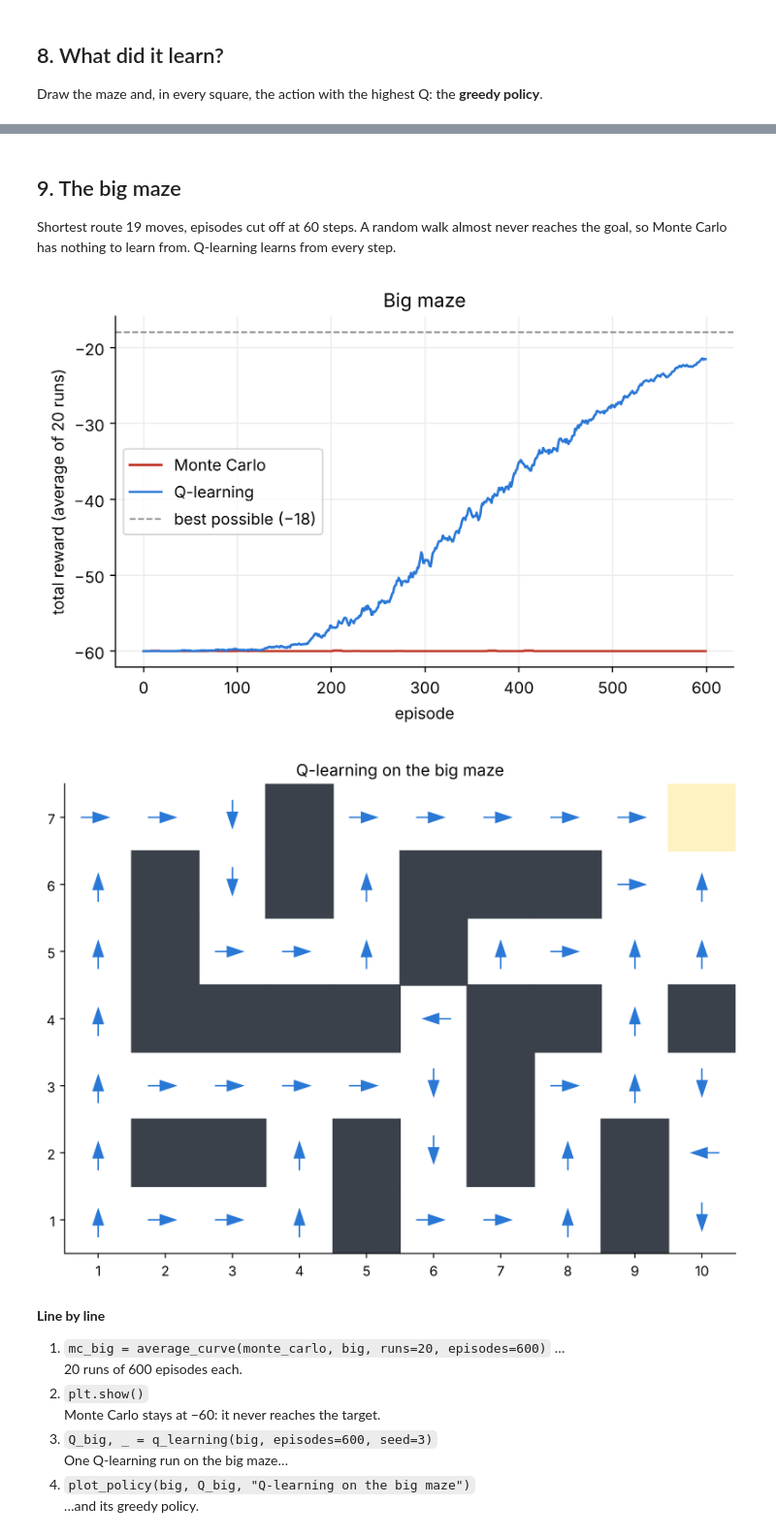
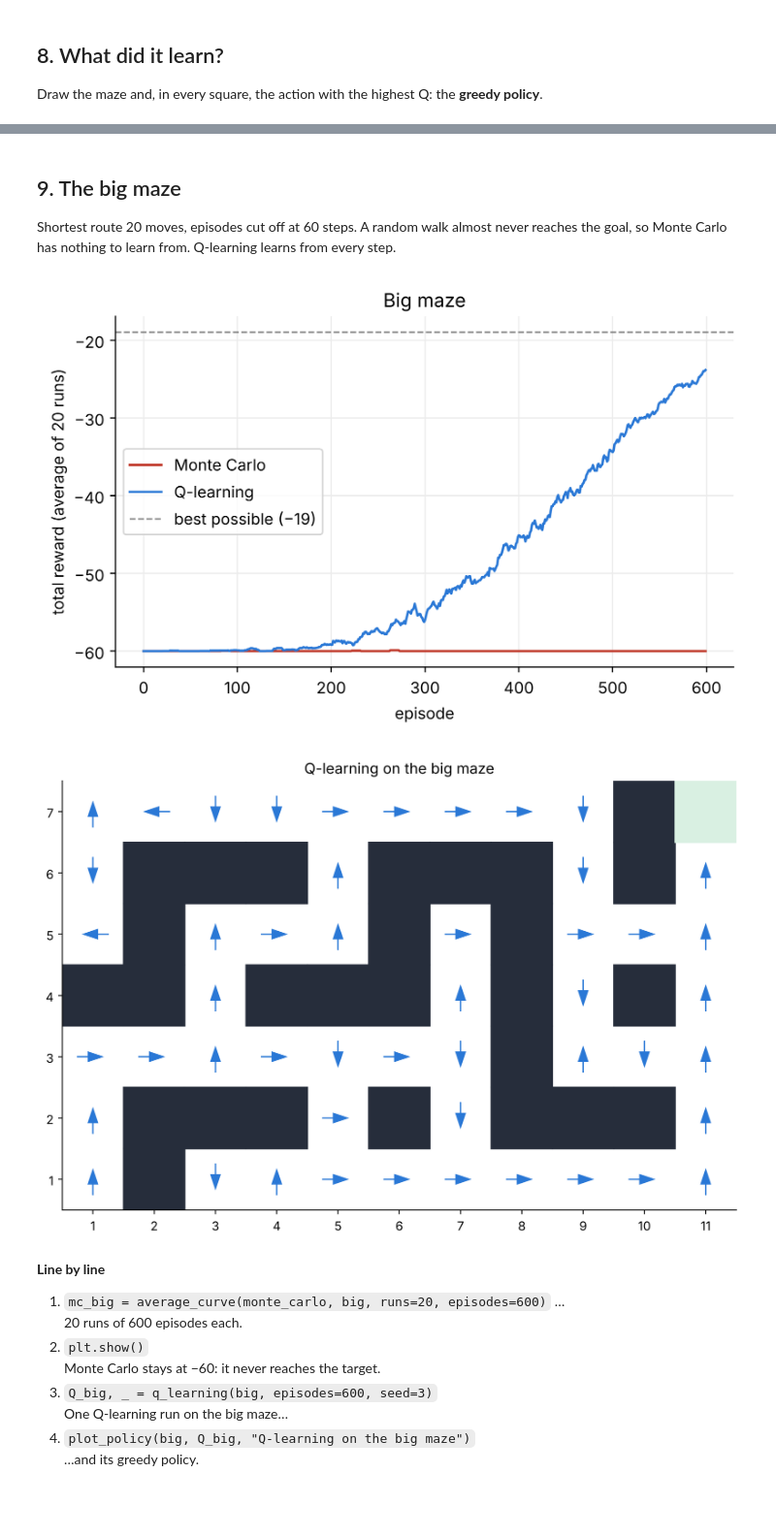
Before and after one commit to SaeedSerwan/reinforcementlearning, a Jupyter notebook: notebooks/qlearning_maze.ipynb, the cells around one changed output, grey strips where cells are left out. Shown at 97% size. Drawn from its saved outputs; the diff is of its cells as text; code cells hidden in the pictures; blank space fills up the shorter version.

Commit message:
New corridor mazes and a cleaner maze renderer

```diff
--- a/notebooks/qlearning_maze.ipynb
+++ b/notebooks/qlearning_maze.ipynb
@@ -77,9 +77,10 @@ class Maze:
         done = reached or self.t >= self.max_steps
         return self.state, reward, done
 
-small = Maze(6, 4, walls=[(2, 3), (3, 3), (4, 3), (4, 2), (4, 1)], start=(1, 1), target=(6, 4), max_steps=25)
-big = Maze(10, 7, walls=[(2, 2), (2, 4), (2, 5), (2, 6), (3, 2), (3, 4), (4, 4), (4, 6), (4, 7), (5, 1), (5, 2), (5, 4),
-                         (6, 5), (6, 6), (7, 2), (7, 3), (7, 4), (7, 6), (8, 4), (8, 6), (9, 1), (9, 2), (10, 4)],
-           start=(1, 1), target=(10, 7), max_steps=60)
+small = Maze(7, 5, walls=[(2, 4), (4, 4), (5, 4), (6, 4), (2, 3), (6, 3), (1, 2), (2, 2), (4, 2), (6, 2), (4, 1)],
+             start=(1, 1), target=(7, 5), max_steps=40)
+big = Maze(11, 7, walls=[(10, 7), (2, 6), (3, 6), (4, 6), (6, 6), (7, 6), (8, 6), (10, 6), (2, 5), (6, 5), (8, 5), (1, 4), (2, 4), (4, 4),
+                         (5, 4), (6, 4), (8, 4), (10, 4), (8, 3), (2, 2), (3, 2), (4, 2), (6, 2), (8, 2), (9, 2), (10, 2), (2, 1)],
+           start=(1, 1), target=(11, 7), max_steps=60)
 print("small maze:", small.width, "x", small.height, " big maze:", big.width, "x", big.height)
 # %% [output]
@@ -394,9 +394,9 @@ def plot_policy(env, Q, title):
     fig, ax = plt.subplots(figsize=(env.width * 0.9, env.height * 0.9))
     for (c, r), q in Q.items():
         if (c, r) in env.walls:
-            ax.add_patch(plt.Rectangle((c - 0.5, r - 0.5), 1, 1, color="#3b414b")); continue
+            ax.add_patch(plt.Rectangle((c - 0.5, r - 0.5), 1, 1, color="#262d3b")); continue
         if (c, r) == env.target:
-            ax.add_patch(plt.Rectangle((c - 0.5, r - 0.5), 1, 1, color="#fff2c2")); continue
+            ax.add_patch(plt.Rectangle((c - 0.5, r - 0.5), 1, 1, color="#d9f0e2")); continue
         dc, dr = Maze.MOVES[int(q.argmax())]
         ax.arrow(c - 0.25 * dc, r - 0.25 * dr, 0.4 * dc, 0.4 * dr, head_width=0.15, color="#2a78d6", length_includes_head=True)
     ax.set_xlim(0.5, env.width + 0.5); ax.set_ylim(0.5, env.height + 0.5); ax.set_aspect("equal")
@@ -437,20 +437,20 @@ Q at the start square (up, down, left, right): [-3.95 -4.06 -4.1  -4.13]
 # %% [markdown]
 ## 9. The big maze
 
-Shortest route 19 moves, episodes cut off at 60 steps. A random walk almost never reaches the goal, so Monte Carlo has nothing to learn from. Q-learning learns from every step.
+Shortest route 20 moves, episodes cut off at 60 steps. A random walk almost never reaches the goal, so Monte Carlo has nothing to learn from. Q-learning learns from every step.
 # %%
 mc_big = average_curve(monte_carlo, big, runs=20, episodes=600)
 ql_big = average_curve(q_learning, big, runs=20, episodes=600)
 plt.plot(smooth(mc_big), color="#c0392b", label="Monte Carlo")
 plt.plot(smooth(ql_big), color="#2a78d6", label="Q-learning")
-plt.axhline(-18, ls="--", color="grey", lw=1, label="best possible (−18)")
+plt.axhline(-19, ls="--", color="grey", lw=1, label="best possible (−19)")
 plt.xlabel("episode"); plt.ylabel("total reward (average of 20 runs)"); plt.legend(); plt.title("Big maze")
 plt.show()
 Q_big, _ = q_learning(big, episodes=600, seed=3)
 plot_policy(big, Q_big, "Q-learning on the big maze")
 # %% [output]
-[figure, old version]
+[figure, new version]
-[figure, old version]
+[figure, new version]
 # %% [markdown]
 **Line by line**
 
```
Also changed, not shown: parts of 9 cells of this notebook, 30 other files.
